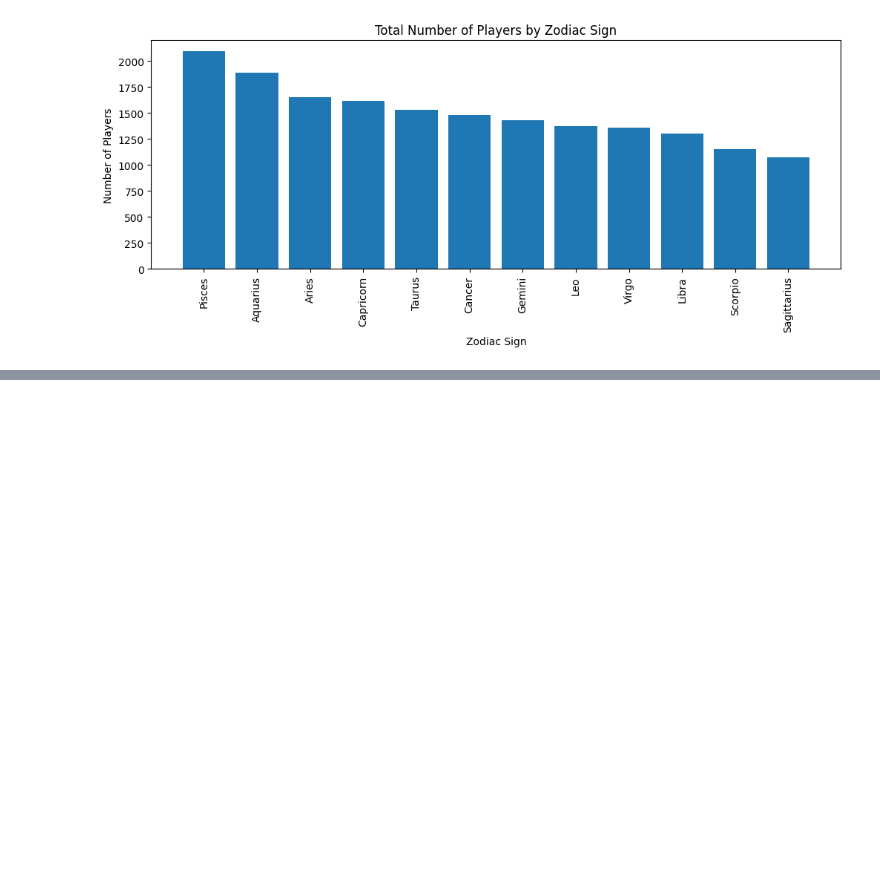
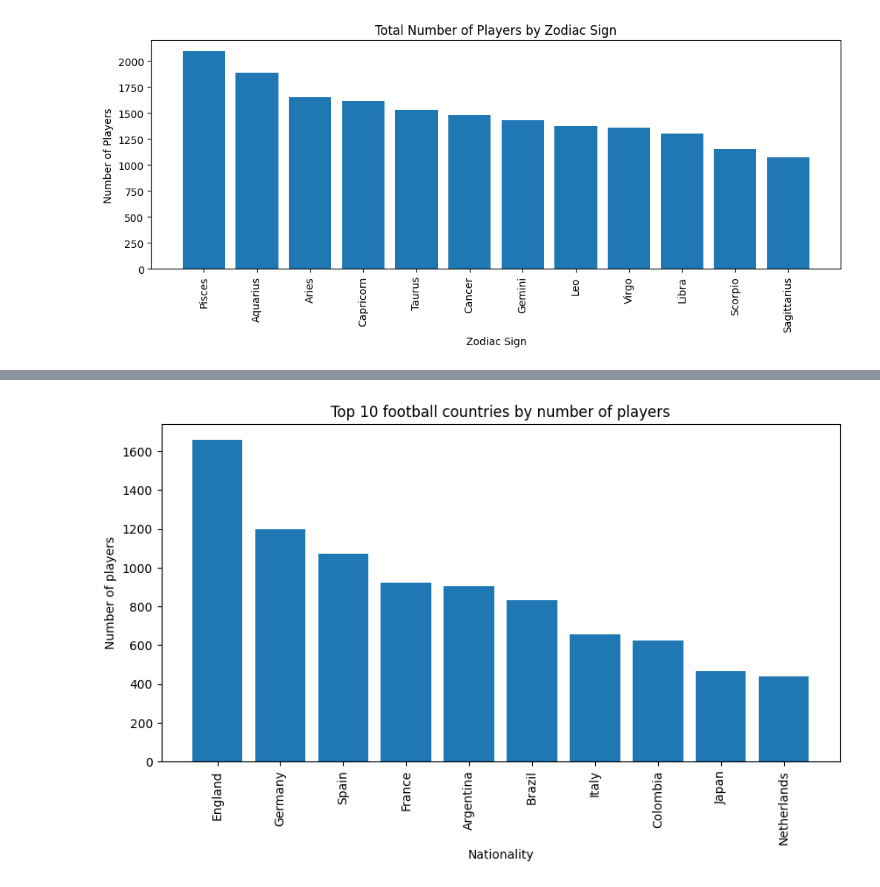
Before and after one commit to plamensve/ML_FINAL_PROJECT_2026, a Jupyter notebook: notebooks/01_overview.ipynb, the cells around one changed output, grey strips where cells are left out. Saved outputs shown, nothing was run; the diff lists cells and outputs as text; code cells hidden in the pictures; blank space fills up the shorter version.

```diff
--- a/notebooks/01_overview.ipynb
+++ b/notebooks/01_overview.ipynb
@@ -461,0 +534,18 @@ positions_percent
+# %%
+# Get the top 10 nationalities by number of players
+top_10_football_countries = data['nationality'].value_counts().head(10)
+plt.figure(figsize=(10, 5))
+
+plt.bar(
+    top_10_football_countries.index,
+    top_10_football_countries.values
+)
+
+plt.xlabel('Nationality')
+plt.ylabel('Number of players')
+plt.title('Top 10 football countries by number of players')
+plt.xticks(rotation=90)
+
+plt.show()
+# %% [output]
+[figure, added]
```
Also changed, not shown: parts of 38 cells of this notebook.
